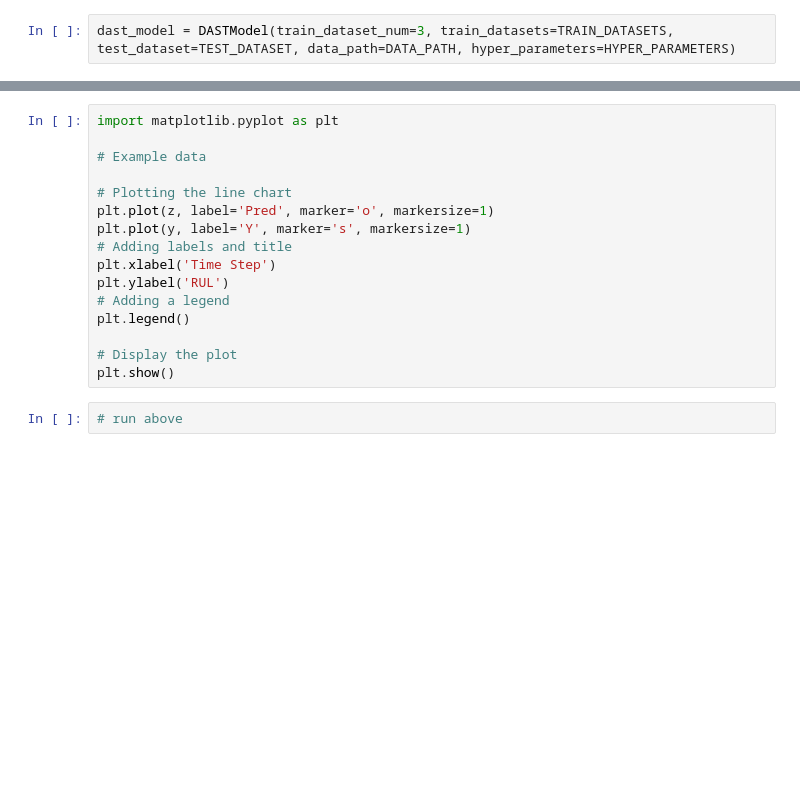
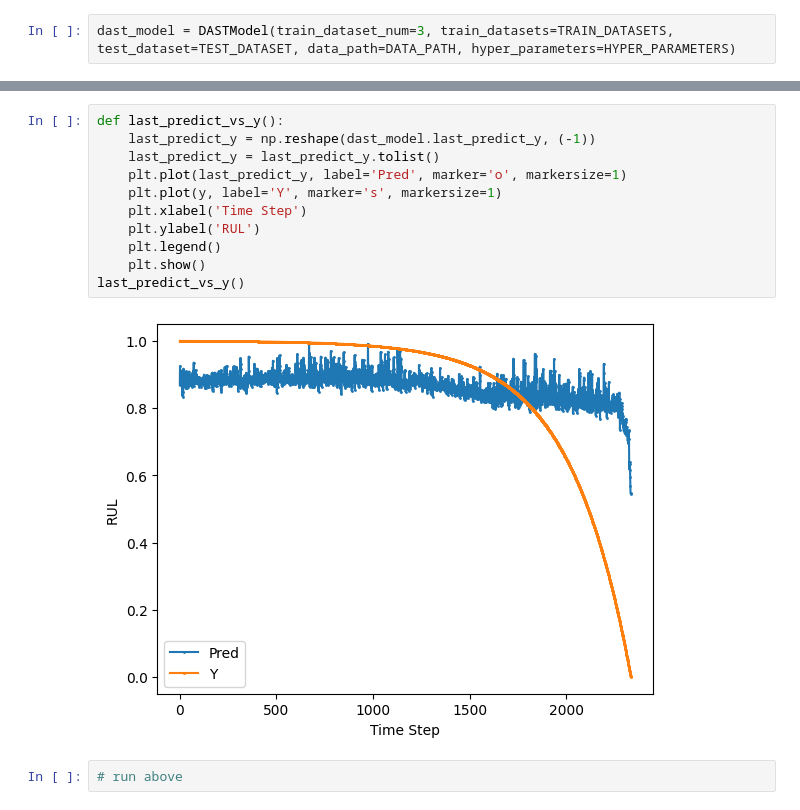
Before and after one commit to qawl987/DAST-self, a Jupyter notebook: notebook/FEMTO-st/model_training/main.ipynb, the cells around one changed output, grey strips where cells are left out. Cells and saved outputs as stored; diff of their text form; blank space fills up the shorter version.

```diff
--- a/notebook/FEMTO-st/model_training/main.ipynb
+++ b/notebook/FEMTO-st/model_training/main.ipynb
@@ -244,19 +222,16 @@ plt.show()
 # %%
-import matplotlib.pyplot as plt
-
-# Example data
-
-# Plotting the line chart
-plt.plot(z, label='Pred', marker='o', markersize=1)
-plt.plot(y, label='Y', marker='s', markersize=1)
-# Adding labels and title
-plt.xlabel('Time Step')
-plt.ylabel('RUL')
-# Adding a legend
-plt.legend()
-
-# Display the plot
-plt.show()
+def last_predict_vs_y():
+    last_predict_y = np.reshape(dast_model.last_predict_y, (-1))
+    last_predict_y = last_predict_y.tolist()
+    plt.plot(last_predict_y, label='Pred', marker='o', markersize=1)
+    plt.plot(y, label='Y', marker='s', markersize=1)
+    plt.xlabel('Time Step')
+    plt.ylabel('RUL')
+    plt.legend()
+    plt.show()
+last_predict_vs_y()
+# %% [output]
+[figure, added]
 # %%
 # run above
 # %% [markdown]
```
Also changed, not shown: parts of 8 cells of this notebook.
